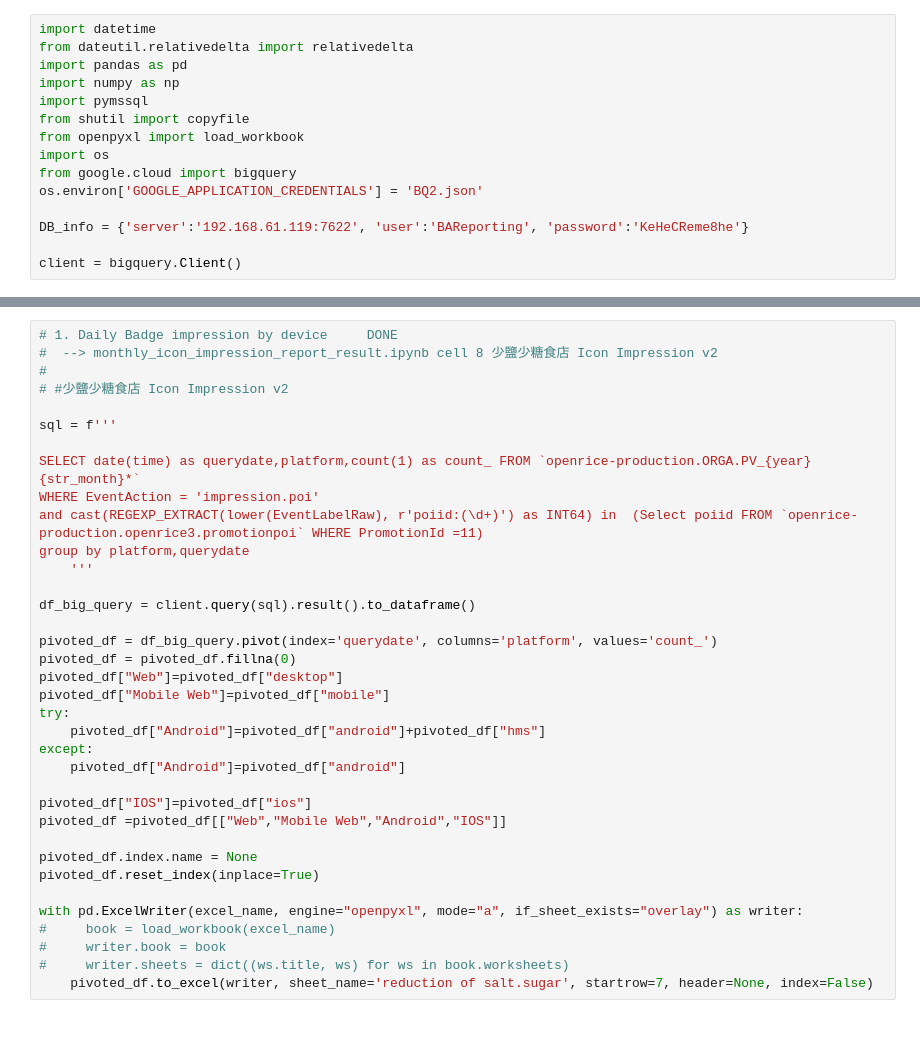
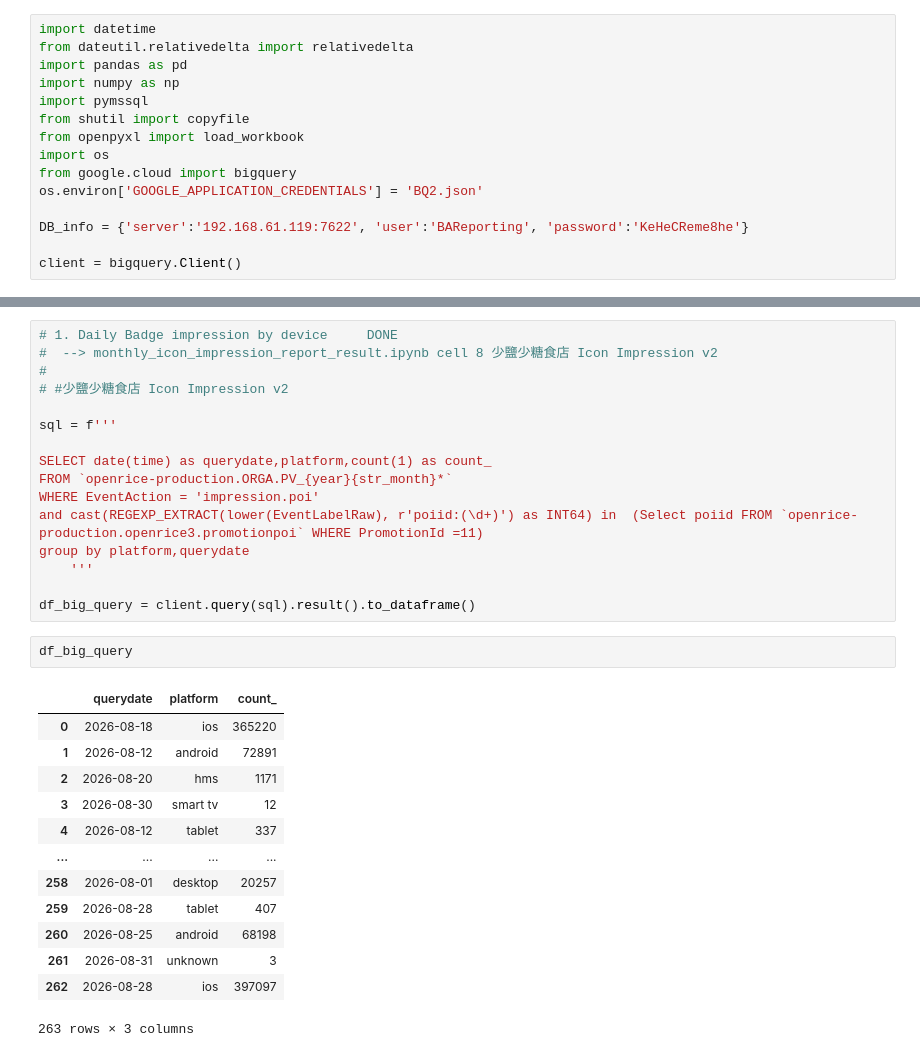
Before and after one commit to lenaopr/2026_09, a Jupyter notebook: 2026_09_21/LSLS/LSLS_1.ipynb, the cells around one changed output, grey strips where cells are left out. Drawn from its saved outputs; the diff is of its cells as text; blank space fills up the shorter version.

```diff
--- a/2026_09_21/LSLS/LSLS_1.ipynb
+++ b/2026_09_21/LSLS/LSLS_1.ipynb
@@ -42,31 +46,27 @@ copyfile(template_file, excel_name)
 
 sql = f'''
 
-SELECT date(time) as querydate,platform,count(1) as count_ FROM `openrice-production.ORGA.PV_{year}{str_month}*`
+SELECT date(time) as querydate,platform,count(1) as count_
+FROM `openrice-production.ORGA.PV_{year}{str_month}*`
 WHERE EventAction = 'impression.poi'
 and cast(REGEXP_EXTRACT(lower(EventLabelRaw), r'poiid:(\d+)') as INT64) in  (Select poiid FROM `openrice-production.openrice3.promotionpoi` WHERE PromotionId =11)
 group by platform,querydate
     '''
 
 df_big_query = client.query(sql).result().to_dataframe()
-
-pivoted_df = df_big_query.pivot(index='querydate', columns='platform', values='count_')
-pivoted_df = pivoted_df.fillna(0)
-pivoted_df["Web"]=pivoted_df["desktop"]
-pivoted_df["Mobile Web"]=pivoted_df["mobile"]
-try:
-    pivoted_df["Android"]=pivoted_df["android"]+pivoted_df["hms"]
-except:
-    pivoted_df["Android"]=pivoted_df["android"]
-
-pivoted_df["IOS"]=pivoted_df["ios"]
-pivoted_df =pivoted_df[["Web","Mobile Web","Android","IOS"]]
-
-pivoted_df.index.name = None
-pivoted_df.reset_index(inplace=True)
-
-with pd.ExcelWriter(excel_name, engine="openpyxl", mode="a", if_sheet_exists="overlay") as writer:
-#     book = load_workbook(excel_name)
-#     writer.book = book
-#     writer.sheets = dict((ws.title, ws) for ws in book.worksheets)
-    pivoted_df.to_excel(writer, sheet_name='reduction of salt.sugar', startrow=7, header=None, index=False)
+# %%
+df_big_query
+# %% [output]
+|  | querydate | platform | count_ |
+| 0 | 2026-08-18 | ios | 365220 |
+| 1 | 2026-08-12 | android | 72891 |
+| 2 | 2026-08-20 | hms | 1171 |
+| 3 | 2026-08-30 | smart tv | 12 |
+| 4 | 2026-08-12 | tablet | 337 |
+| ... | ... | ... | ... |
+| 258 | 2026-08-01 | desktop | 20257 |
+| 259 | 2026-08-28 | tablet | 407 |
+| 260 | 2026-08-25 | android | 68198 |
+| 261 | 2026-08-31 | unknown | 3 |
+| 262 | 2026-08-28 | ios | 397097 |
+263 rows × 3 columns
```
Also changed, not shown: parts of 14 cells of this notebook, 4 other files.
